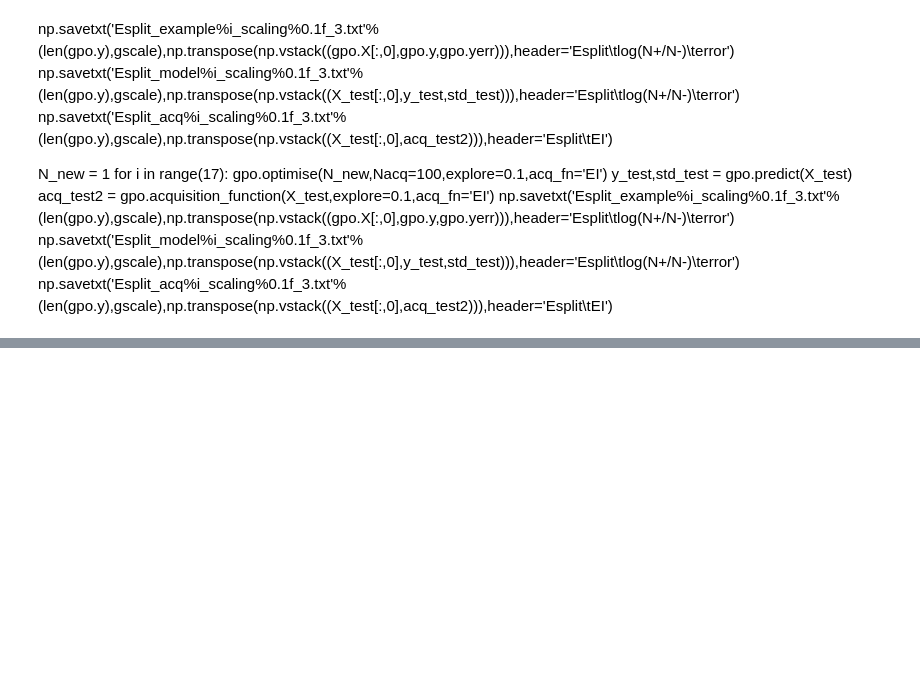
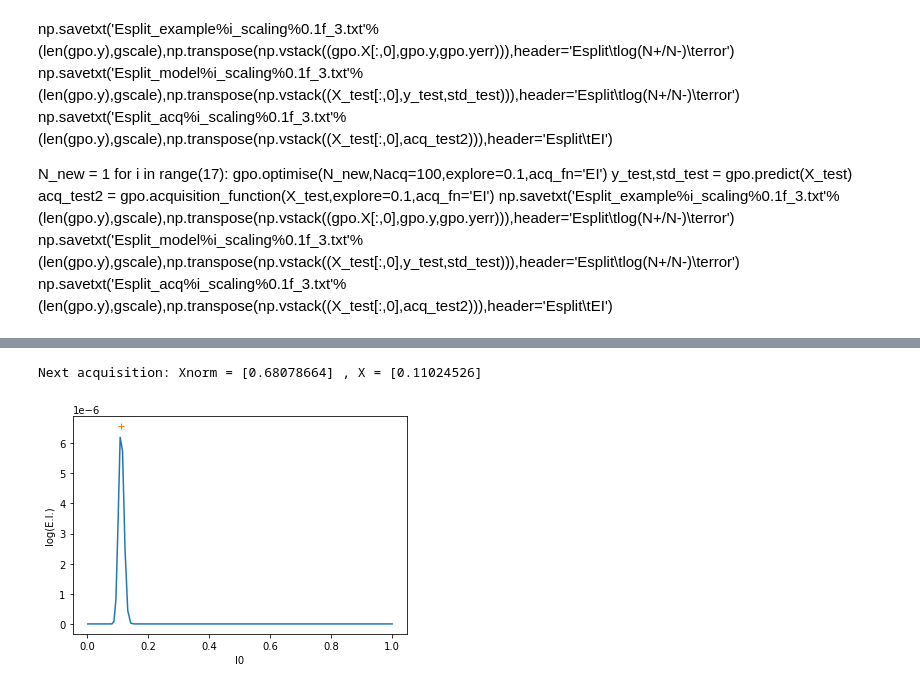
Before and after one commit to ChrisArran/gp_optimise, a Jupyter notebook: gp_test_MC.ipynb, the cells around one changed output, grey strips where cells are left out. Cells and saved outputs as stored; diff of their text form; code cells hidden in the pictures; blank space fills up the shorter version.

```diff
--- a/gp_test_MC.ipynb
+++ b/gp_test_MC.ipynb
@@ -254,10 +313,13 @@ gpo.gaussian_process.kernel_
 # %%
-acq_test2 = gpo.acquisition_function(gpo.X_to_Xnorm(X_test),explore=0.01,acq_fn='EI')
-nxt2 = gpo.next_acquisition(Nacq=100,explore=0.01,acq_fn='EI',debug=True)
-acq2 = gpo.acquisition_function(nxt2,explore=0.01,acq_fn='EI')
+acq_test2 = gpo.acquisition_function(gpo.X_to_Xnorm(X_test),explore=explore1,acq_fn='EI')
+nxt2 = gpo.next_acquisition(Nacq=100,explore=explore1,acq_fn='EI')
+acq2 = gpo.acquisition_function(nxt2,explore=explore1,acq_fn='EI')
 plt.plot(X_test,acq_test2)
 plt.plot(gpo.Xnorm_to_X(nxt2),acq2,'+')
-plt.xscale('log')
+#plt.xscale('log')
 plt.xlabel(dims[0]['name'])
 plt.ylabel('log(E.I.)')
 print('Next acquisition: Xnorm =',nxt2[0], ', X =', gpo.Xnorm_to_X(nxt2)[0])
+# %% [output]
+Next acquisition: Xnorm = [0.68078664] , X = [0.11024526]
+[figure, added]
```
Also changed, not shown: parts of 10 cells of this notebook.
